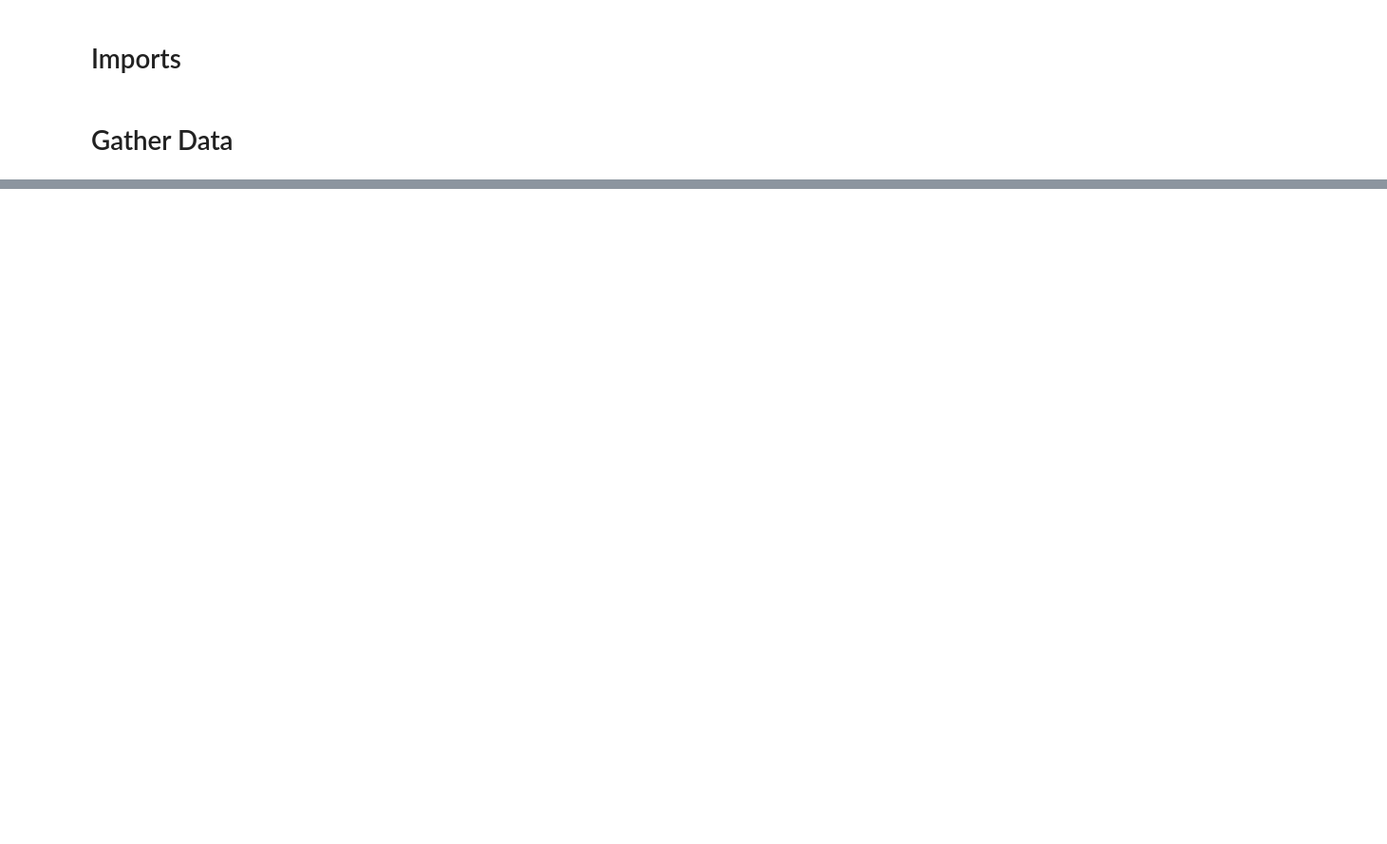
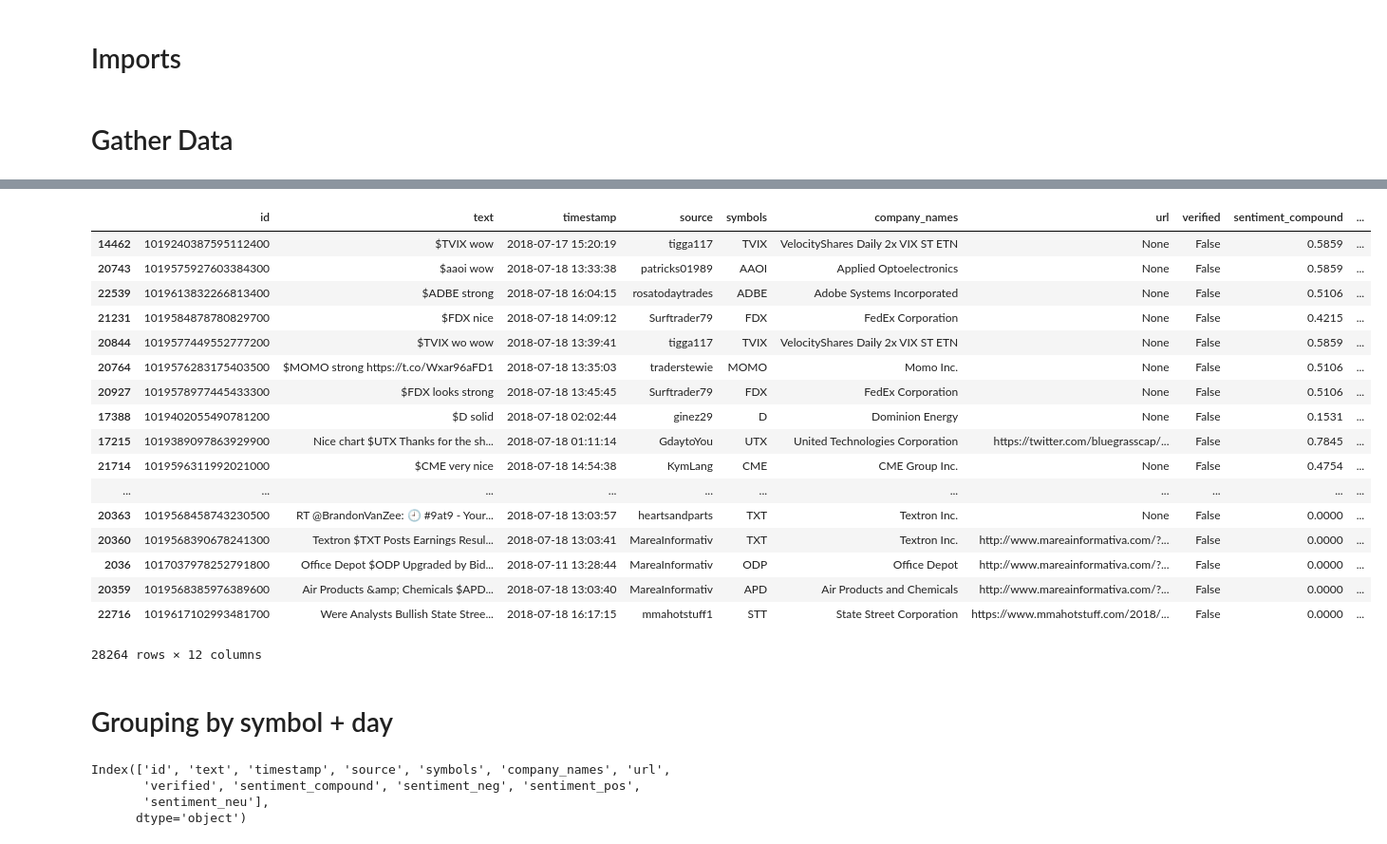
Before and after one commit to Rosster/MLFinalProject, a Jupyter notebook: notebooks/Build Features.ipynb, the cells around one changed output, grey strips where cells are left out. Shown: that part at 95% size. Cells and saved outputs as stored; diff of their text form; code cells hidden in the pictures; blank space fills up the shorter version.

```diff
--- a/notebooks/Build Features.ipynb
+++ b/notebooks/Build Features.ipynb
@@ -102,0 +151,30 @@ output_df
+# %%
+twitter.sort_values('sentiment_pos', ascending=False)
+# %% [output]
+|  | id | text | timestamp | source | symbols | company_names | url | verified | sentiment_compound | ... |
+| 14462 | 1019240387595112400 | $TVIX wow | 2018-07-17 15:20:19 | tigga117 | TVIX | VelocityShares Daily 2x VIX ST ETN | None | False | 0.5859 | ... |
+| 20743 | 1019575927603384300 | $aaoi wow | 2018-07-18 13:33:38 | patricks01989 | AAOI | Applied Optoelectronics | None | False | 0.5859 | ... |
+| 22539 | 1019613832266813400 | $ADBE strong | 2018-07-18 16:04:15 | rosatodaytrades | ADBE | Adobe Systems Incorporated | None | False | 0.5106 | ... |
+| 21231 | 1019584878780829700 | $FDX nice | 2018-07-18 14:09:12 | Surftrader79 | FDX | FedEx Corporation | None | False | 0.4215 | ... |
+| 20844 | 1019577449552777200 | $TVIX wo wow | 2018-07-18 13:39:41 | tigga117 | TVIX | VelocityShares Daily 2x VIX ST ETN | None | False | 0.5859 | ... |
+| 20764 | 1019576283175403500 | $MOMO strong https://t.co/Wxar96aFD1 | 2018-07-18 13:35:03 | traderstewie | MOMO | Momo Inc. | None | False | 0.5106 | ... |
+| 20927 | 1019578977445433300 | $FDX looks strong | 2018-07-18 13:45:45 | Surftrader79 | FDX | FedEx Corporation | None | False | 0.5106 | ... |
+| 17388 | 1019402055490781200 | $D solid | 2018-07-18 02:02:44 | ginez29 | D | Dominion Energy | None | False | 0.1531 | ... |
+| 17215 | 1019389097863929900 | Nice chart $UTX Thanks for the sh... | 2018-07-18 01:11:14 | GdaytoYou | UTX | United Technologies Corporation | https://twitter.com/bluegrasscap/... | False | 0.7845 | ... |
+| 21714 | 1019596311992021000 | $CME very nice | 2018-07-18 14:54:38 | KymLang | CME | CME Group Inc. | None | False | 0.4754 | ... |
+| ... | ... | ... | ... | ... | ... | ... | ... | ... | ... | ... |
+| 20363 | 1019568458743230500 | RT @BrandonVanZee: 🕘 #9at9 - Your... | 2018-07-18 13:03:57 | heartsandparts | TXT | Textron Inc. | None | False | 0.0000 | ... |
+| 20360 | 1019568390678241300 | Textron $TXT Posts Earnings Resul... | 2018-07-18 13:03:41 | MareaInformativ | TXT | Textron Inc. | http://www.mareainformativa.com/?... | False | 0.0000 | ... |
+| 2036 | 1017037978252791800 | Office Depot $ODP Upgraded by Bid... | 2018-07-11 13:28:44 | MareaInformativ | ODP | Office Depot | http://www.mareainformativa.com/?... | False | 0.0000 | ... |
+| 20359 | 1019568385976389600 | Air Products &amp; Chemicals $APD... | 2018-07-18 13:03:40 | MareaInformativ | APD | Air Products and Chemicals | http://www.mareainformativa.com/?... | False | 0.0000 | ... |
+| 22716 | 1019617102993481700 | Were Analysts Bullish State Stree... | 2018-07-18 16:17:15 | mmahotstuff1 | STT | State Street Corporation | https://www.mmahotstuff.com/2018/... | False | 0.0000 | ... |
+28264 rows × 12 columns
+# %% [markdown]
+# Grouping by symbol + day
+# %%
+twitter.columns
+# %% [output]
+Index(['id', 'text', 'timestamp', 'source', 'symbols', 'company_names', 'url',
+       'verified', 'sentiment_compound', 'sentiment_neg', 'sentiment_pos',
+       'sentiment_neu'],
+      dtype='object')
```
Also changed, not shown: parts of 27 cells of this notebook, 1 other file.
